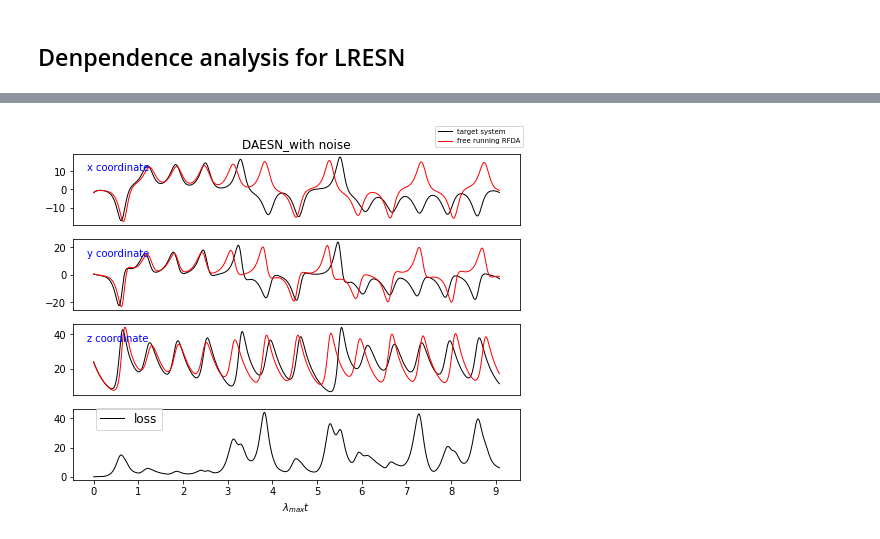
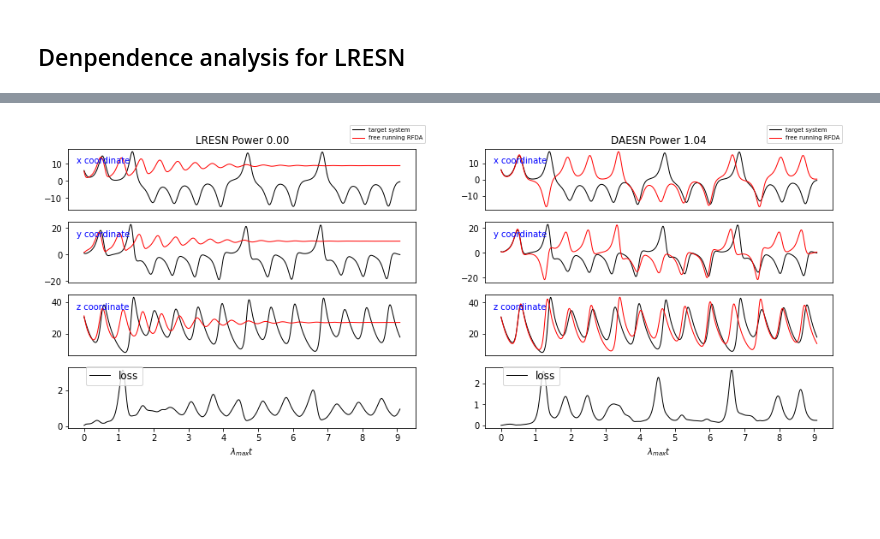
Before and after one commit to lepodl/reservoir_computing, a Jupyter notebook: TestDemo/Esn_prediction.ipynb, the cells around one changed output, grey strips where cells are left out. Cells and saved outputs as stored; diff of their text form; code cells hidden in the pictures; blank space fills up the shorter version.

```diff
--- a/TestDemo/Esn_prediction.ipynb
+++ b/TestDemo/Esn_prediction.ipynb
@@ -23,19 +23,21 @@ def mse(outputs, targets):
 
 def distance(x, y):
     loss = np.linalg.norm(x - y, ord=2, axis=0)
+    loss = loss / np.linalg.norm(x, ord=2, axis=0)
     return loss
 
 def prediction_power(x, y, dt=0.01, unit=0.91):
     loss = distance(x, y)
-    if (loss[:10]<3).all():
+    if (loss[:10]<0.1).all():
         try:
-            out = np.where(loss>5)[0][0]
+            out = np.where(loss>0.55)[0][0]
         except:
             out = x.shape[1]
     else:
         out = 0
     out = out * dt * unit
     return out
+
 
 def random_grid_search(train_data, test_data, hidden_range, radius_range, leaky_range, sparsity_range, num_samples):
     # transient washout=100
@@ -164,23 +204,23 @@ Text(0.5, 1.0, 'LRESN_with noise')
 # %% [markdown]
 ## Denpendence analysis for LRESN
 # %%
-dependence_data = np.load("../Data/dependece_leak_spectral.npz")
+dependence_data = np.load("../Data/dependece_leak_spectral_lr.npz")
 res = dependence_data["res"]
 leaks = dependence_data["leaks"]
 spectrals = dependence_data["spectrals"]
 print("dependence data shape:", res.shape)
 mean_res = res.mean(axis=2)
 std_res = res.std(axis=2)
-# mean_res = np.log(mean_res)
-# std_res = np.log(std_res)
-# print(mean_res)
-# print("\n")
-# print(std_res)
+# mean_res_vis = mean_res.copy()
+# mean_res_vis[mean_res_vis<1.5] = 0.
+# mean_res_vis = (mean_res_vis - np.min(mean_res_vis)) / (np.max(mean_res_vis) - np.min(mean_res_vis))
+# mean_res_vis = np.log(mean_res_vis)
 fig, ax = plt.subplots(1, 2, figsize=(10, 5))
 ax = ax.flatten()
 im = ax[0].imshow(mean_res)
 ax[1].imshow(std_res)
 fig.colorbar(im, ax=[ax[0], ax[1]], fraction=0.03, pad=0.05)
+# ax[2].imshow(mean_res_vis)
 leaks = [f'{leak:.2f}' for leak in leaks[[0, 20, 40, 60, 80]]]
 spectrals = [f'{spectral:.2f}' for spectral in spectrals[[0, 20, 40, 60, 80]]]
 for i in range(2):
@@ -202,4 +319,6 @@ Text(0.5, 1.0, 'std_power')
 # %%
+
+train_data, test_data = initialize_data(train_len=1000, noise=0.2)
 esn = Esn(n_inputs=3,
           n_outputs=3,
           n_reservoir=92,
@@ -207,37 +326,67 @@ esn = Esn(n_inputs=3,
           spectral_radius=0.148,
           random_state=None,
           sparsity=0.4,
-          silent=False)
-
+          silent=False,
+         ridge_param=1e-5)
 
 test_inputs, test_targets = test_data[:, :], test_data[:, 1:]
 test_length = test_targets.shape[1]
 
+
+dt = 0.01
 eta = 1.
 noise_train_data = train_data + np.random.multivariate_normal(np.zeros(3), np.eye(3) * eta, size=train_data.shape[1]).T
-esn.fit_da(noise_train_data, None, ensembles=500, eta=eta, gamma=1000., initial_zero=False)
+esn.fit(noise_train_data)
 prediction = esn.forward(test_inputs[:, 0], n_iteration=test_length)
 pred_power = prediction_power(test_targets, prediction)
-print(f'\nnoise level {eta:.2f}')
-print(f'maxium prediction time {pred_power:.2f}')
+loss = distance(test_targets, prediction)
+
+print(f'noise level {eta:.2f}')
+# print(f'maxium prediction time {pred_power:.2f}')
 
 lyapunov_exp = 0.91
 max_time_unit = int(test_length * dt / lyapunov_exp)
 time_ticks = [l / lyapunov_exp / dt for l in range(max_time_unit)]
-fig, ax = plt.subplots(4, 1, figsize=(8, 6))
-ax = ax.flatten()
+fig, ax = plt.subplots(4, 2, figsize=(16, 6))
 coords = ["x coordinate", "y coordinate", "z coordinate"]
+
+for i in range(3):
+    ax[i, 0].plot(range(test_length), test_targets[i, :], 'k', lw=1, label="target system")
+    ax[i, 0].plot(range(test_length), prediction[i, :], 'r', lw=1, label="free running RFDA")
+    ax[i, 0].set_xticks([])
+    ax[i, 0].text(0.1, 0.8, coords[i], fontsize=10, ha='center', va='center', color='b', transform=ax[i, 0].transAxes)
+ax[3, 0].plot(range(test_length), loss, 'k', lw=1, label="loss")
+ax[3, 0].legend(loc=(0.05, 0.7), fontsize=12)
+ax[0, 0].legend(loc=(0.81, 1.1), fontsize='x-small')
+ax[3, 0].set_xticks(time_ticks)
+ax[3, 0].set_xticklabels(np.arange(max_time_unit))
+ax[3, 0].set_xlabel('$ \lambda_{max}t $')
+ax[0, 0].set_title(f"LRESN Power {pred_power:.2f}")
+
+esn = Esn(n_inputs=3,
+          n_outputs=3,
+          n_reservoir=92,
+          leaky_rate=0.987,
+          spectral_radius=0.148,
+          random_state=None,
+          sparsity=0.4,
+          silent=False,
+         ridge_param=1e-3)
+esn.fit_da(noise_train_data, None, ensembles=500, eta=eta, gamma=1000., initial_zero=False)
+prediction = esn.forward(test_inputs[:, 0], n_iteration=test_length)
+pred_power = prediction_power(test_targets, prediction)
 loss = distance(test_targets, prediction)
+
 for i in range(3):
-    ax[i].plot(range(test_length), test_targets[i, :], 'k', lw=1, label="target system")
-    ax[i].plot(range(test_length), prediction[i, :], 'r', lw=1, label="free running RFDA")
-    ax[i].set_xticks([])
-    ax[i].text(0.1, 0.8, coords[i], fontsize=10, ha='center', va='center', color='b', transform=ax[i].transAxes)
-ax[3].plot(range(test_length), loss, 'k', lw=1, label="loss")
-ax[3].legend(loc=(0.05, 0.7), fontsize=12)
-ax[0].legend(loc=(0.81, 1.1), fontsize='x-small')
-ax[3].set_xticks(time_ticks)
-ax[3].set_xticklabels(np.arange(max_time_unit))
-ax[3].set_xlabel('$ \lambda_{max}t $')
-ax[0].set_title("DAESN_with noise")
+    ax[i, 1].plot(range(test_length), test_targets[i, :], 'k', lw=1, label="target system")
+    ax[i, 1].plot(range(test_length), prediction[i, :], 'r', lw=1, label="free running RFDA")
+    ax[i, 1].set_xticks([])
+    ax[i, 1].text(0.1, 0.8, coords[i], fontsize=10, ha='center', va='center', color='b', transform=ax[i, 1].transAxes)
+ax[3, 1].plot(range(test_length), loss, 'k', lw=1, label="loss")
+ax[3, 1].legend(loc=(0.05, 0.7), fontsize=12)
+ax[0, 1].legend(loc=(0.81, 1.1), fontsize='x-small')
+ax[3, 1].set_xticks(time_ticks)
+ax[3, 1].set_xticklabels(np.arange(max_time_unit))
+ax[3, 1].set_xlabel('$ \lambda_{max}t $')
+ax[0, 1].set_title(f"DAESN Power {pred_power:.2f}")
 # %% [output]
@@ -251 +402 @@ Text(0.5, 1.0, 'DAESN_with noise')
-[figure, old version]
+[figure, new version]
```
Also changed, not shown: parts of 12 cells of this notebook, 8 other files.
